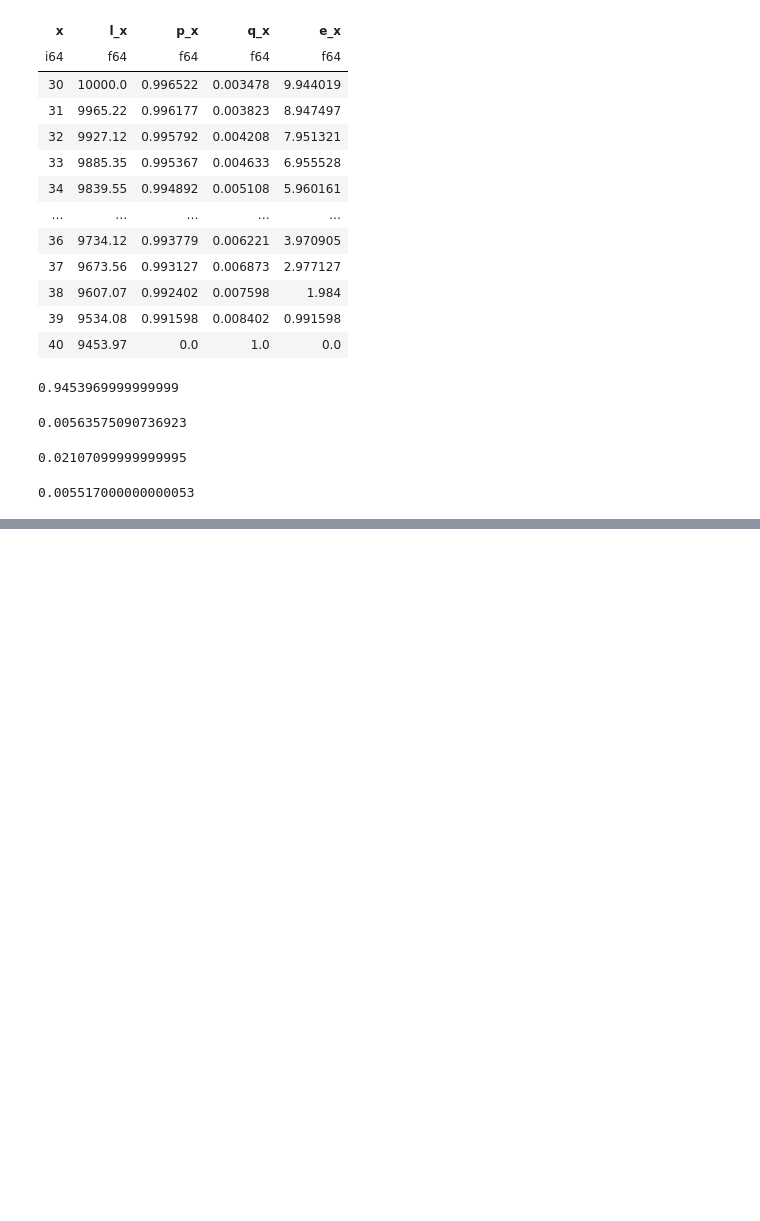
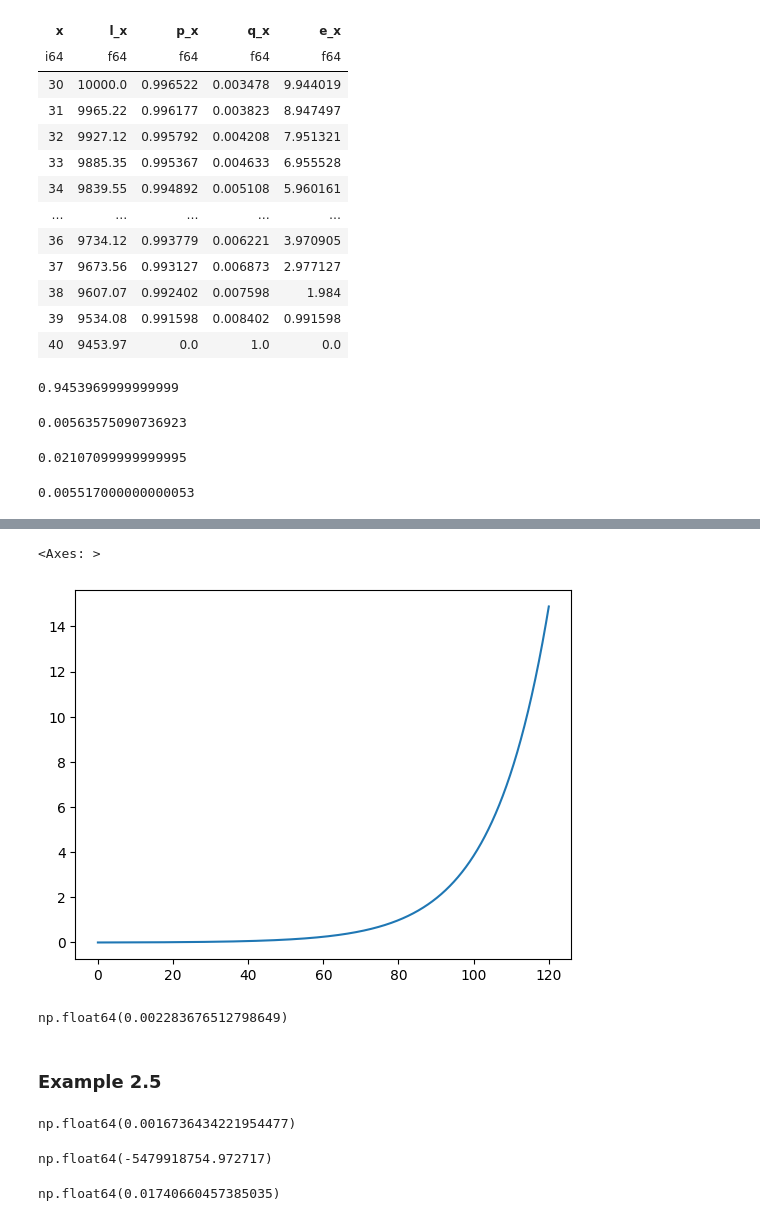
Before and after one commit to RuCoppens96/LifeContingentRisk, a Jupyter notebook: notebooks/1_Surivial_Models.ipynb, the cells around one changed output, grey strips where cells are left out. Drawn from its saved outputs; the diff is of its cells as text; code cells hidden in the pictures; blank space fills up the shorter version.

```diff
--- a/notebooks/1_Surivial_Models.ipynb
+++ b/notebooks/1_Surivial_Models.ipynb
@@ -83,0 +133,23 @@ lt.q(30, t=1, u=5)
+# %%
+inte.plot(label = "Cumulative Mortality Rate")
+# %% [output]
+<Axes: >
+[figure, added]
+# %%
+mu_cheb(30)
+# %% [output]
+np.float64(0.002283676512798649)
+# %% [markdown]
+### Example 2.5
+# %%
+model1.q(20)
+# %% [output]
+np.float64(0.0016736434221954477)
+# %%
+model1.mu(1)
+# %% [output]
+np.float64(-5479918754.972717)
+# %%
+model1.q(110)
+# %% [output]
+np.float64(0.01740660457385035)
```
Also changed, not shown: parts of 13 cells of this notebook, 3 other files.
